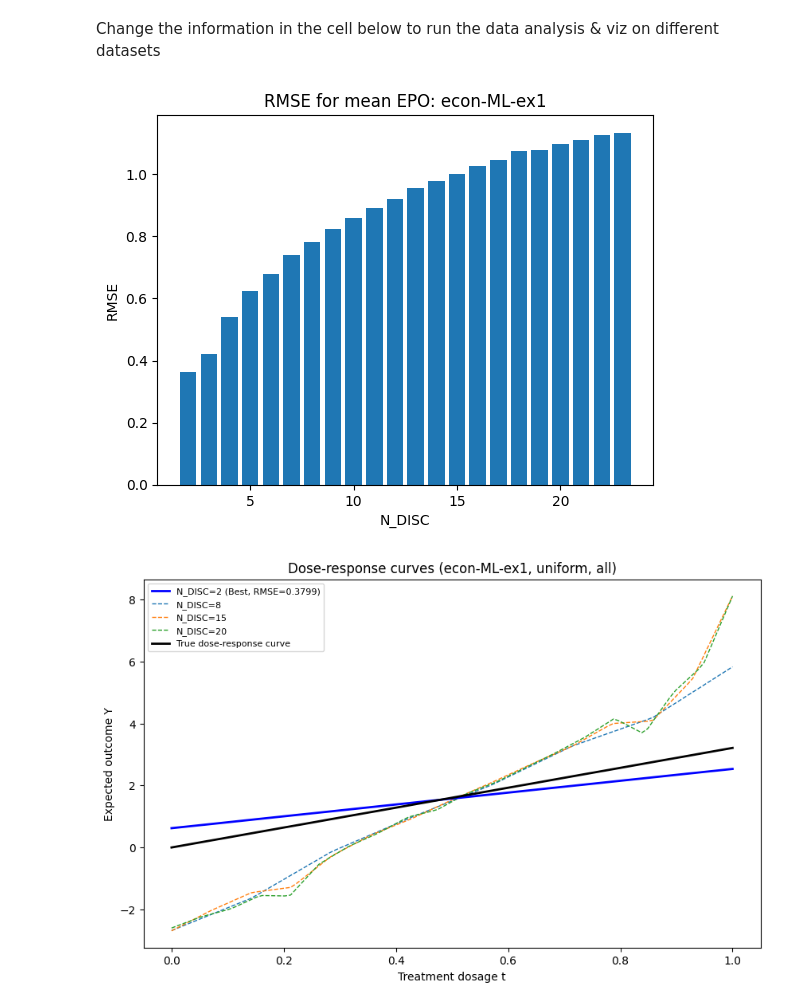
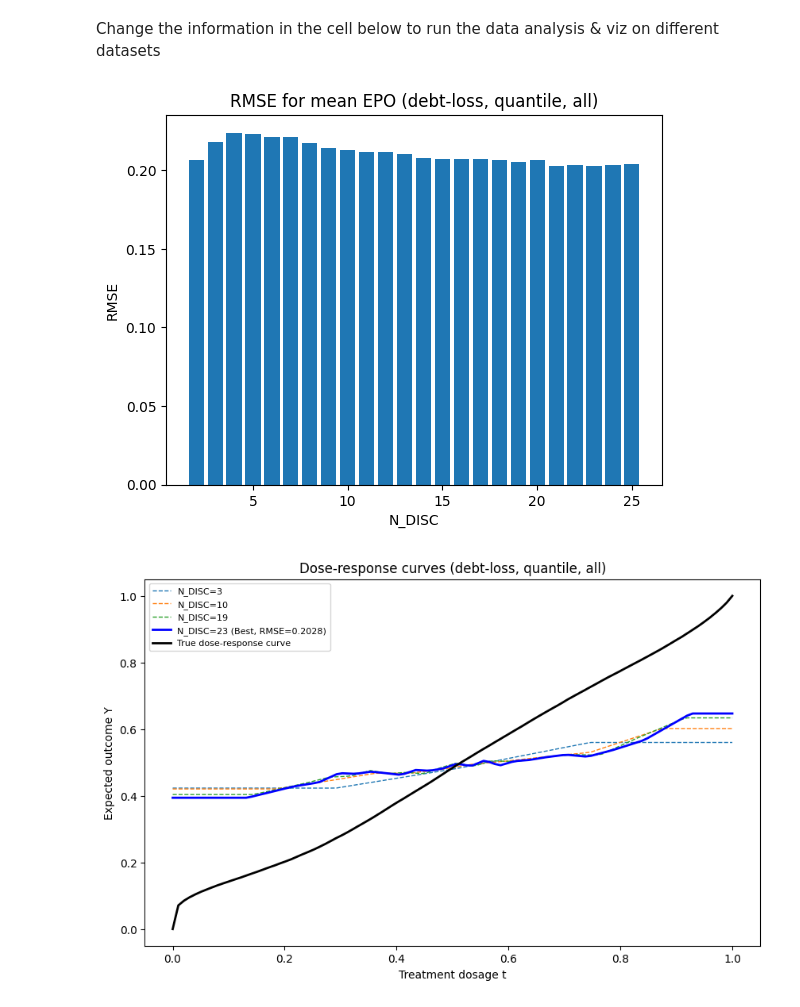
Before and after one commit to chris-L6/CausalPFN, a Jupyter notebook: my-work/Week_11-17/notebooks/nchoose2_data_analysis.ipynb, the cells around one changed output. Cells and saved outputs as stored; diff of their text form; code cells hidden in the pictures.

```diff
--- a/my-work/Week_11-17/notebooks/nchoose2_data_analysis.ipynb
+++ b/my-work/Week_11-17/notebooks/nchoose2_data_analysis.ipynb
@@ -44,7 +47,10 @@ df_econML_uniform = pd.read_csv(
     index_col=[0, 1]
 )
 
-df_debt_uniform = [] # fill later
+df_debt_uniform = pd.read_csv(
+    "../output/11-21/EPO_df_debt-loss_uniform_all_11-21_17h54m.csv",
+    index_col=[0, 1]
+)
 
 df_admit_uniform = pd.read_csv(
     "../output/11-21/EPO_df_ADMIT-synthetic_uniform_all_11-21_11h37m.csv",
@@ -66,7 +72,10 @@ df_econML_quantile = pd.read_csv(
     index_col=[0, 1]
 )
 
-df_debt_quantile = [] # fill later
+df_debt_quantile = pd.read_csv(
+    "../output/11-21/EPO_df_debt-loss_quantile_all_11-21_17h34m.csv",
+    index_col=[0, 1]
+)
 
 df_admit_quantile = pd.read_csv(
     "../output/11-21/EPO_df_ADMIT-synthetic_quantile_all_11-21_15h5m.csv",
@@ -74,11 +83,28 @@ df_admit_quantile = pd.read_csv(
 )
 # %% [markdown]
 Change the information in the cell below to run the data analysis & viz on different datasets
+# %%
+# To get drf_debt (true dose-response), need to re-do DGP
+import sys
+sys.path.append("../../../my-work/Week_11-17/scripts")
+from debt_loss_dgp import DebtDGP, TREATMENT, OUTCOME
+generator = DebtDGP()
+n = 15000
+df_2 = generator.generate_random_financial_data(n) # df name already taken
+generator.fit_scalers(df_2)
+df_2[TREATMENT] = generator.generate_treatment(df_2, noise=True, noise_scale=0.0, treament_noise_std=0.07)
+df_2[OUTCOME + "_probs"], df_2[OUTCOME] = generator.calculate_outcome_probability(df_2, df_2[TREATMENT])
+step = 1e-2
+bin_edges = np.arange(0, 1+step, step)
+real_dose_response = generator.compute_causal_effects(df_2, bin_edges, "ate")
+# True dose-response function
+y_true_f = interp1d(bin_edges, real_dose_response)
+def drf_debt(t): return y_true_f(t)
 # %%
-df = df_econML_quantile # load dataset
-data_name = "econ-ML-ex1" # REMEMBER TO CHANGE THIS TOO
+df = df_debt_quantile # load dataset
+data_name = "debt-loss" # REMEMBER TO CHANGE THIS TOO
 scheme = "quantile" # REMEMBER TO CHANGE THIS TOO
-def drf_true(t):  return np.float64(3.211819532711872) * t # true dose-response function, change this too
+def drf_true(t): return drf_debt(t) # true dose-response function, change this too
 
 save_data = True # Make this True to save output figures and csv
 # %%
@@ -121,42 +147,42 @@ if save_data:
 
 plt.show()
 # %% [output]
-[figure, old version]
+[figure, new version]
 # %%
 ## Plotting DRF predictions
 fig = plt.figure(figsize=(10, 6))
 
-N_DISC_TO_VIZ = [2, 8, 15, 20]
+N_DISC_TO_VIZ = [3, 10, 19, 23]
 for N_DISC in N_DISC_TO_VIZ:
     df_N = df.loc[[N_DISC]]
     t_vals = df_N.index.get_level_values(1) # get treatment values
     drf_N_pred_pts = df_N["estimated_epo"].values
     drf_N_pred = interp1d(t_vals, drf_N_pred_pts,
                           bounds_error=False,
                           fill_value=(drf_N_pred_pts[0], drf_N_pred_pts[-1]))
     y_pred = drf_N_pred(fine_t_mesh)
     rmse = rmse_df.loc[N_DISC, "RMSE"]
     if rmse == rmse_df.min().values: # emphasize best prediction
         plt.plot(fine_t_mesh, y_pred, '-', linewidth=2,
                  label=f"N_DISC={N_DISC} (Best, RMSE={rmse:.4f})", c="blue", zorder=14)
     else:
         plt.plot(fine_t_mesh, y_pred, '--', linewidth=1,
                  label=f"N_DISC={N_DISC}")
 
 # True dose-response curve
 t_mesh = np.linspace(0, 1, 100)
 y_true = drf_true(t_mesh)
 plt.plot(t_mesh, y_true,
          label="True dose-response curve", linewidth=2, c='k', zorder=15)
 
 plt.title(f"Dose-response curves ({data_name}, {scheme}, {comparison_method})")
 plt.xlabel("Treatment dosage t")
 plt.ylabel("Expected outcome Y")
 plt.legend(fontsize=8)
 
 if save_data:
     plt.savefig(f"{file_location}/dose-response_curves_{data_name}_{scheme}_{comparison_method}_{date_string}.png")
 
 plt.show()
 # %% [output]
-[figure, old version]
+[figure, new version]
```
Also changed, not shown: parts of 1 cell of this notebook, 13 other files.
